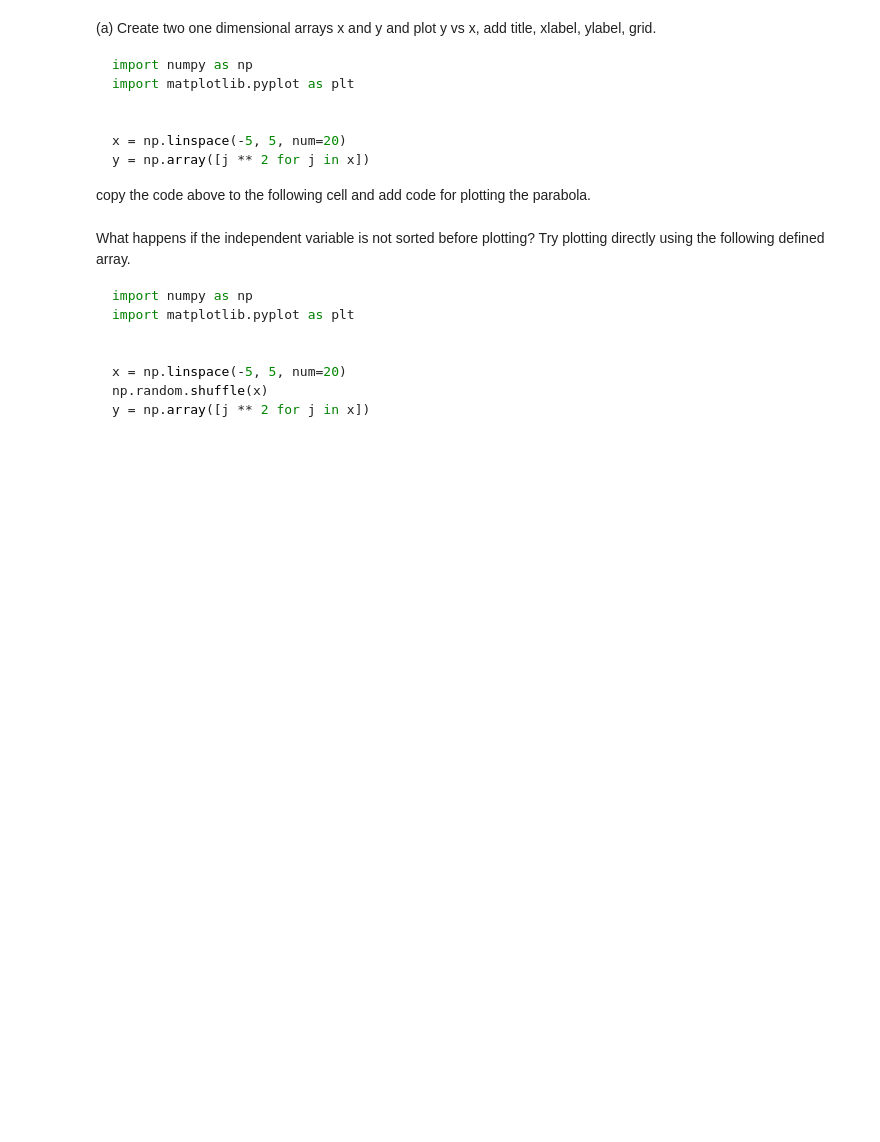
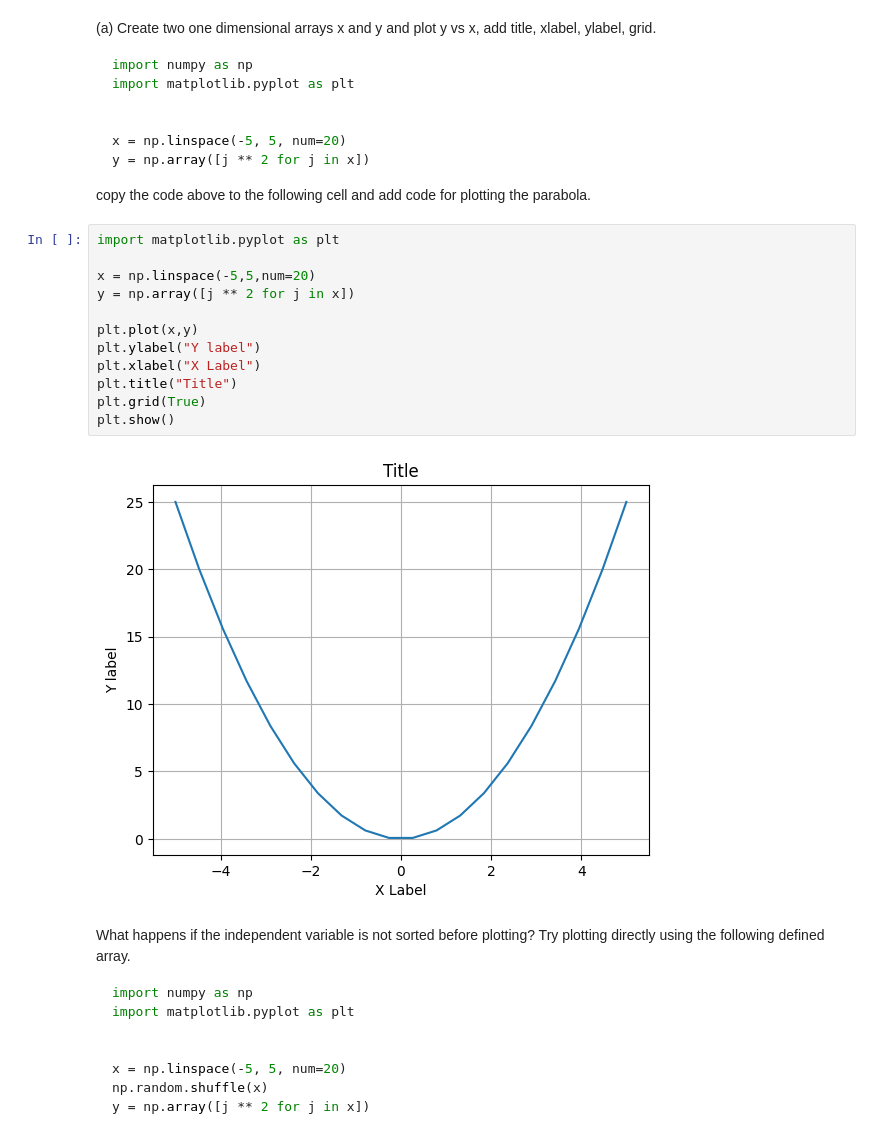
Before and after one commit to dattpatel99/DSCI_552, a Jupyter notebook: INF-552 Lab0.ipynb, the cells around one changed output. Drawn from its saved outputs; the diff is of its cells as text; blank space fills up the shorter version.

Commit message:
Working on Matplotlib section

````diff
--- a/INF-552 Lab0.ipynb
+++ b/INF-552 Lab0.ipynb
@@ -327,6 +372,20 @@ y = np.array([j ** 2 for j in x])
 ```
 
 copy the code above to the following cell and add code for plotting the parabola.
+# %%
+import matplotlib.pyplot as plt
+
+x = np.linspace(-5,5,num=20)
+y = np.array([j ** 2 for j in x])
+
+plt.plot(x,y)
+plt.ylabel("Y label")
+plt.xlabel("X Label")
+plt.title("Title")
+plt.grid(True)
+plt.show()
+# %% [output]
+[figure, added]
 # %% [markdown]
 What happens if the independent variable is not sorted before plotting? Try plotting directly using the following defined array.
 
````
Also changed, not shown: parts of 12 cells of this notebook.
